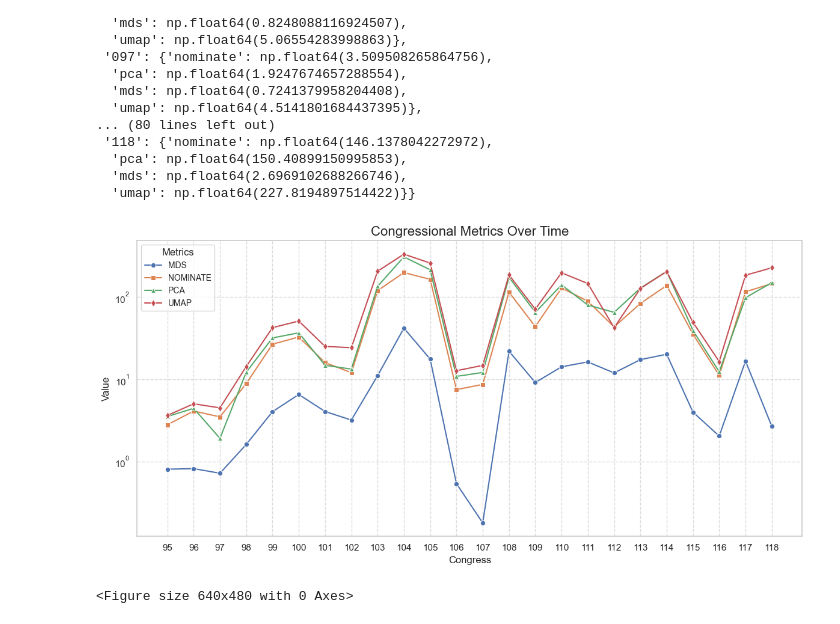
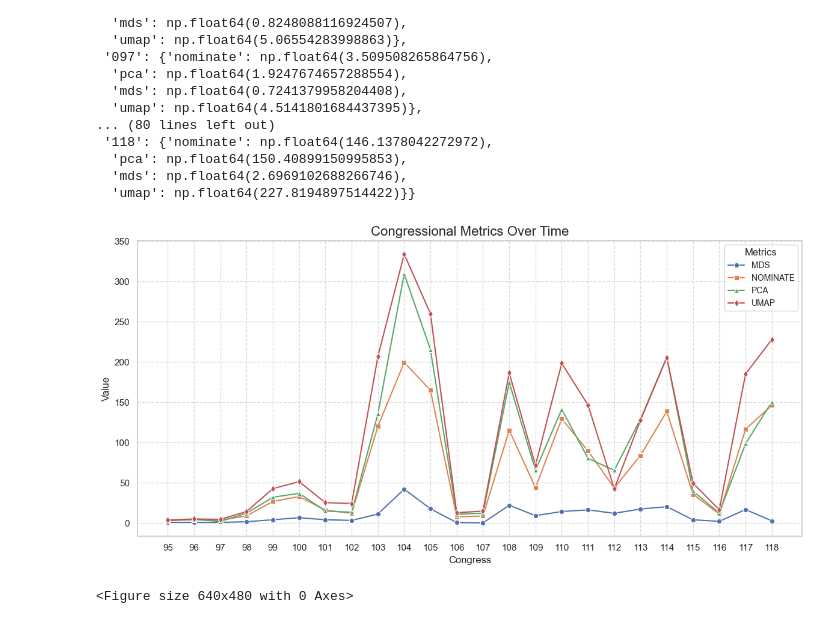
Before and after one commit to Lukas1930/Polarization, a Jupyter notebook: Polarization_Calculation.ipynb, the cells around one changed output. Drawn from its saved outputs; the diff is of its cells as text; code cells hidden in the pictures.

```diff
--- a/Polarization_Calculation.ipynb
+++ b/Polarization_Calculation.ipynb
@@ -770,36 +770,33 @@ df_transposed
 # Set the style
 sns.set(style="whitegrid")
 plt.figure(figsize=(12, 6))
 
 # Create the line plot
 sns.lineplot(data=df_transposed, x='congress', y='mds', marker='o', label='MDS')
 sns.lineplot(data=df_transposed, x='congress', y='nominate', marker='s', label='NOMINATE')
 sns.lineplot(data=df_transposed, x='congress', y='pca', marker='^', label='PCA')
 sns.lineplot(data=df_transposed, x='congress', y='umap', marker='d', label='UMAP')
 
-plt.yscale('log')
+
 
 
 # Customize the plot
 plt.title('Congressional Metrics Over Time', fontsize=16)
 plt.xlabel('Congress', fontsize=12)
 plt.ylabel('Value', fontsize=12)
 plt.legend(title='Metrics', fontsize=10)
 
 # Make sure x-axis shows integer values for Congress
 plt.xticks(df_transposed['congress'])
 
 # Add grid for better readability
 plt.grid(True, linestyle='--', alpha=0.7)
 
 # Tight layout to ensure everything fits
 plt.tight_layout()
 
 # Show the plot
 plt.show()
-
-# Alternatively, save the figure
-plt.savefig('congress_metrics_logsclae.png', dpi=300, bbox_inches='tight')
 # %% [output]
-[figure, old version]
+[figure, new version]
 <Figure size 640x480 with 0 Axes>
```
Also changed, not shown: parts of 5 cells of this notebook, 17 other files.
